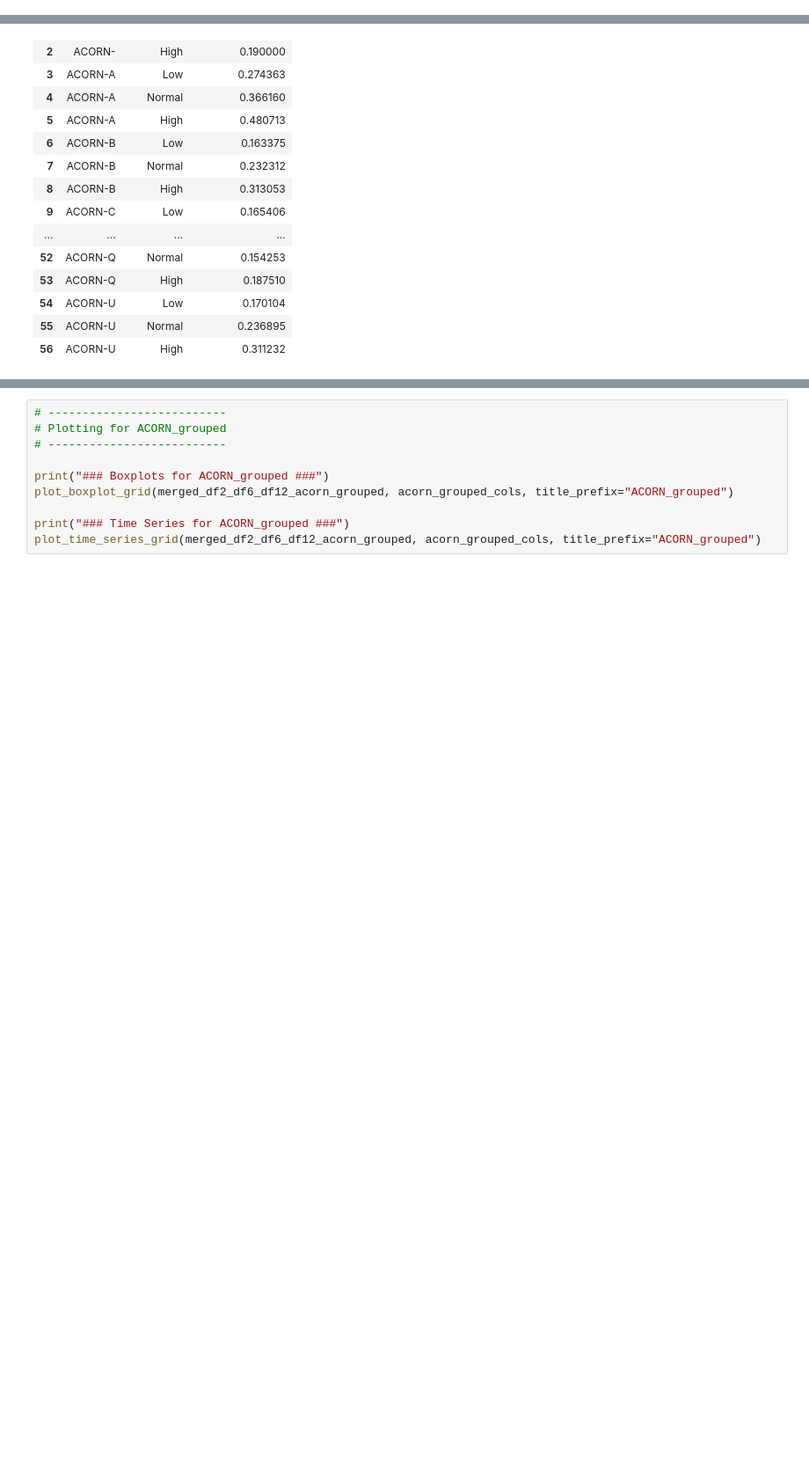
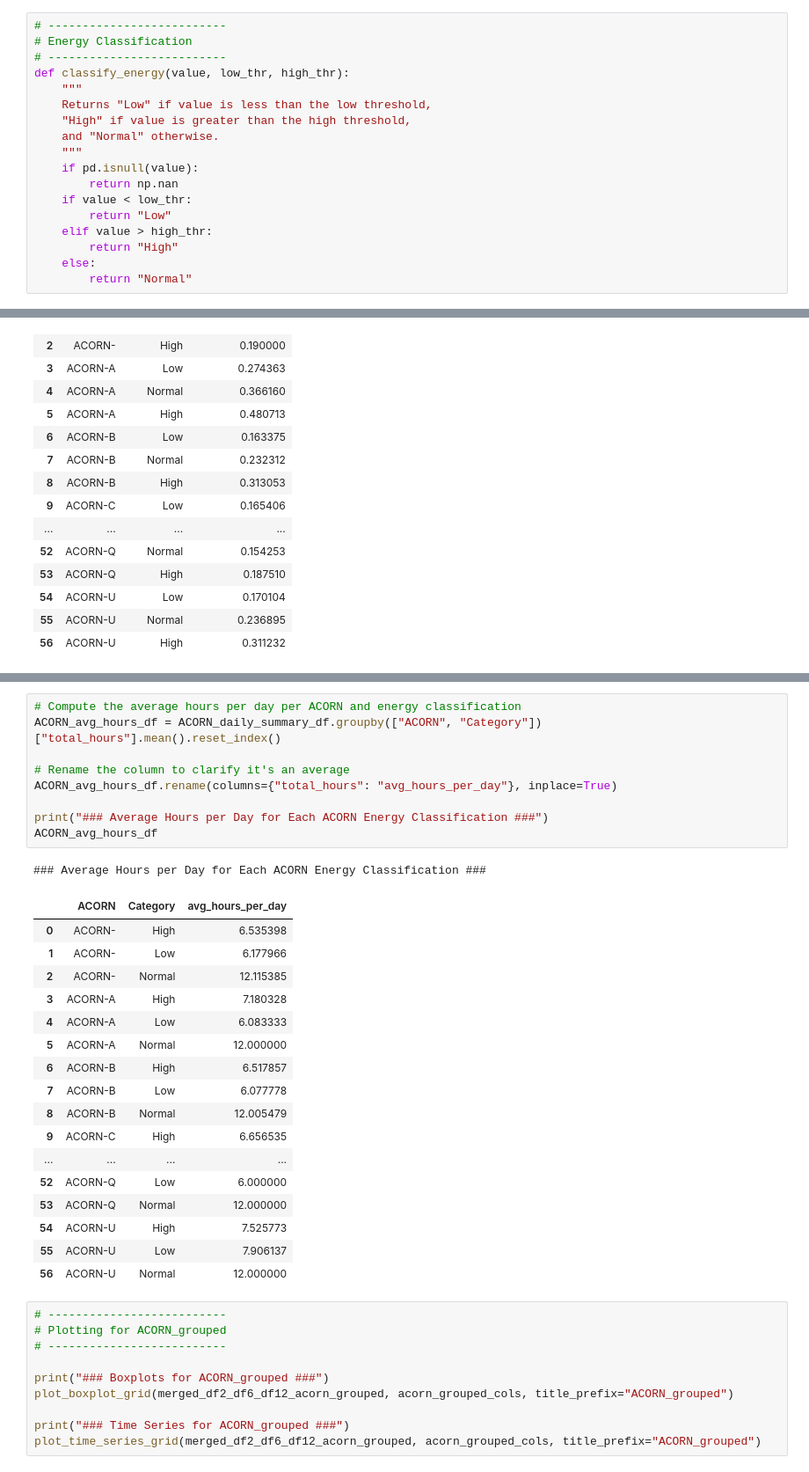
Before and after one commit to shanniekwok/IS459-G1T7, a Jupyter notebook: 2.1 Internal Factors Analysis.ipynb, the cells around one changed output, grey strips where cells are left out. Shown at 88% size. Saved outputs shown, nothing was run; the diff lists cells and outputs as text; blank space fills up the shorter version.

Commit message:
added energy classification by ACORN and ACORN-grouped

```diff
--- a/2.1 Internal Factors Analysis.ipynb
+++ b/2.1 Internal Factors Analysis.ipynb
@@ -756,6 +757,24 @@ def compute_tariff_thresholds(df, value_vars, title_prefix="ACORN"):
         thresholds.append((col, "High", percentiles.loc[0.75]))
 
     return pd.DataFrame(thresholds, columns=[title_prefix, "Tariff Type", "Energy Threshold"])
+# %%
+# --------------------------
+# Energy Classification
+# --------------------------
+def classify_energy(value, low_thr, high_thr):
+    """
+    Returns "Low" if value is less than the low threshold,
+    "High" if value is greater than the high threshold,
+    and "Normal" otherwise.
+    """
+    if pd.isnull(value):
+        return np.nan
+    if value < low_thr:
+        return "Low"
+    elif value > high_thr:
+        return "High"
+    else:
+        return "Normal"
 # %%
 # --------------------------
 # Plotting for ACORN
@@ -797,3 +875,31 @@ ACORN_tariff_threshold
+# %%
+# Compute the average hours per day per ACORN and energy classification
+ACORN_avg_hours_df = ACORN_daily_summary_df.groupby(["ACORN", "Category"])["total_hours"].mean().reset_index()
+
+# Rename the column to clarify it's an average
+ACORN_avg_hours_df.rename(columns={"total_hours": "avg_hours_per_day"}, inplace=True)
+
+print("### Average Hours per Day for Each ACORN Energy Classification ###")
+ACORN_avg_hours_df
+# %% [output]
+### Average Hours per Day for Each ACORN Energy Classification ###
+|  | ACORN | Category | avg_hours_per_day |
+| 0 | ACORN- | High | 6.535398 |
+| 1 | ACORN- | Low | 6.177966 |
+| 2 | ACORN- | Normal | 12.115385 |
+| 3 | ACORN-A | High | 7.180328 |
+| 4 | ACORN-A | Low | 6.083333 |
+| 5 | ACORN-A | Normal | 12.000000 |
+| 6 | ACORN-B | High | 6.517857 |
+| 7 | ACORN-B | Low | 6.077778 |
+| 8 | ACORN-B | Normal | 12.005479 |
+| 9 | ACORN-C | High | 6.656535 |
+| ... | ... | ... | ... |
+| 52 | ACORN-Q | Low | 6.000000 |
+| 53 | ACORN-Q | Normal | 12.000000 |
+| 54 | ACORN-U | High | 7.525773 |
+| 55 | ACORN-U | Low | 7.906137 |
+| 56 | ACORN-U | Normal | 12.000000 |
 # %%
 # --------------------------
 # Plotting for ACORN_grouped
```
Also changed, not shown: parts of 4 cells of this notebook.
